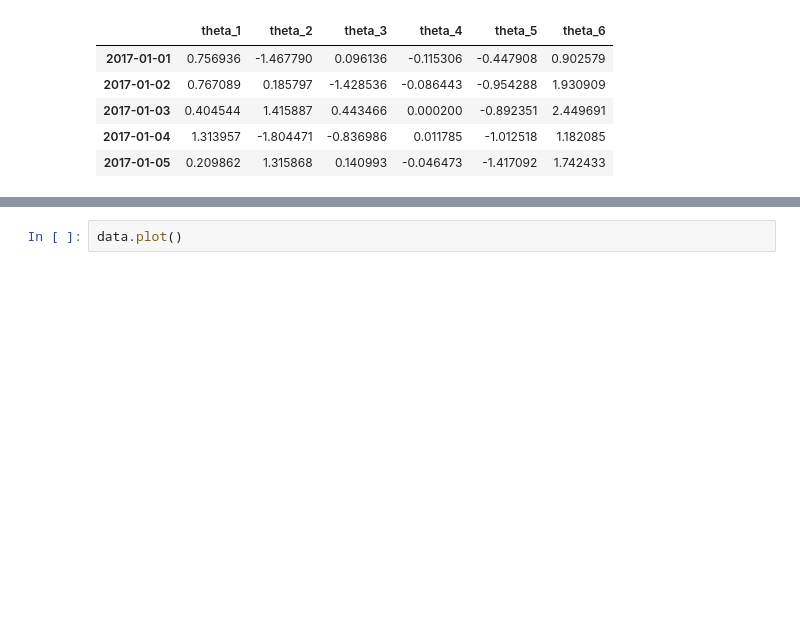
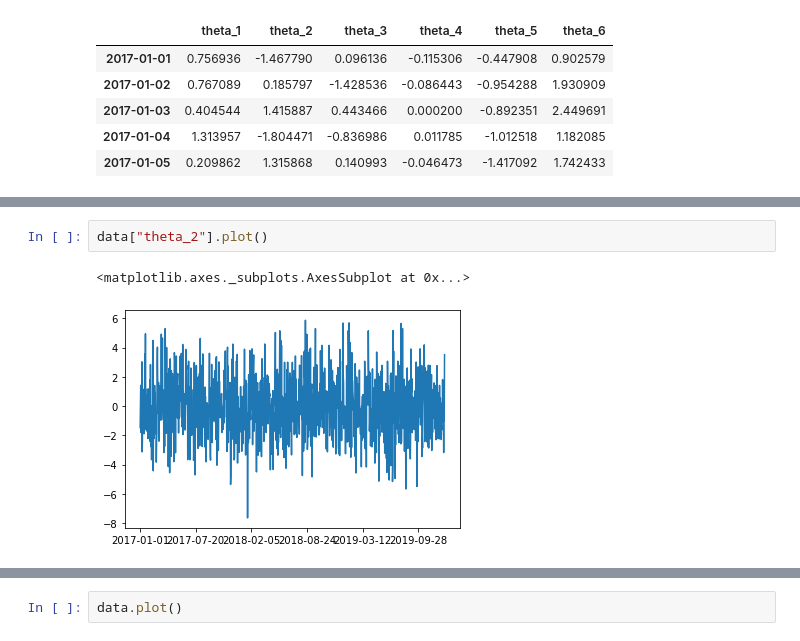
Before and after one commit to rafalsiniewicz/Data_analytics, a Jupyter notebook: lab1/lab1.ipynb, the cells around one changed output, grey strips where cells are left out. Saved outputs shown, nothing was run; the diff lists cells and outputs as text; blank space fills up the shorter version.

```diff
--- a/lab1/lab1.ipynb
+++ b/lab1/lab1.ipynb
@@ -14,0 +20,5 @@ data.head()
+# %%
+data["theta_2"].plot()
+# %% [output]
+<matplotlib.axes._subplots.AxesSubplot at 0x...>
+[figure, added]
```
Also changed, not shown: parts of 26 cells of this notebook.
